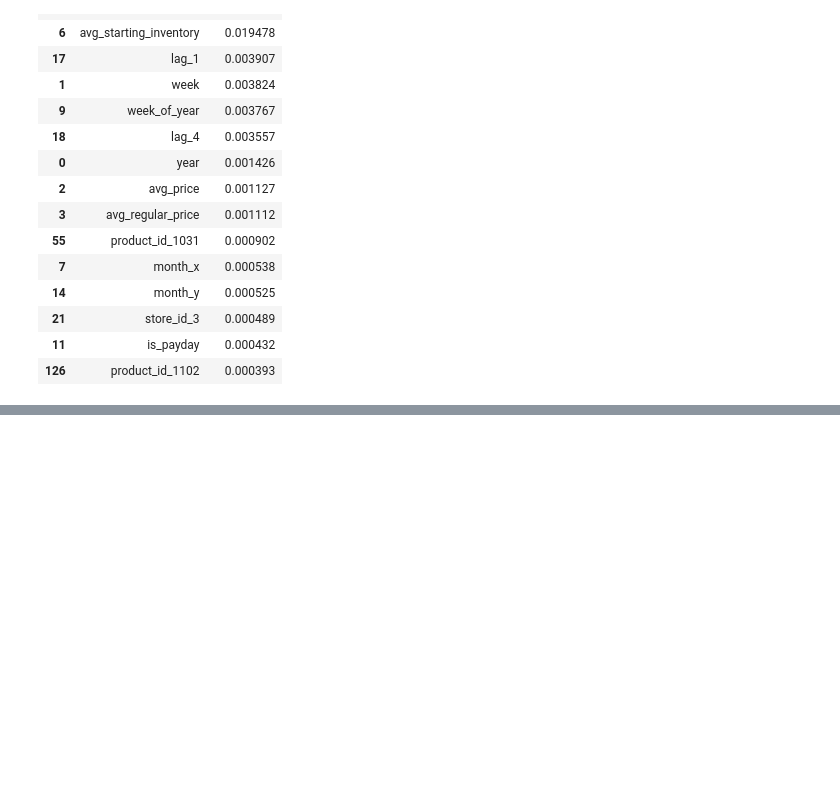
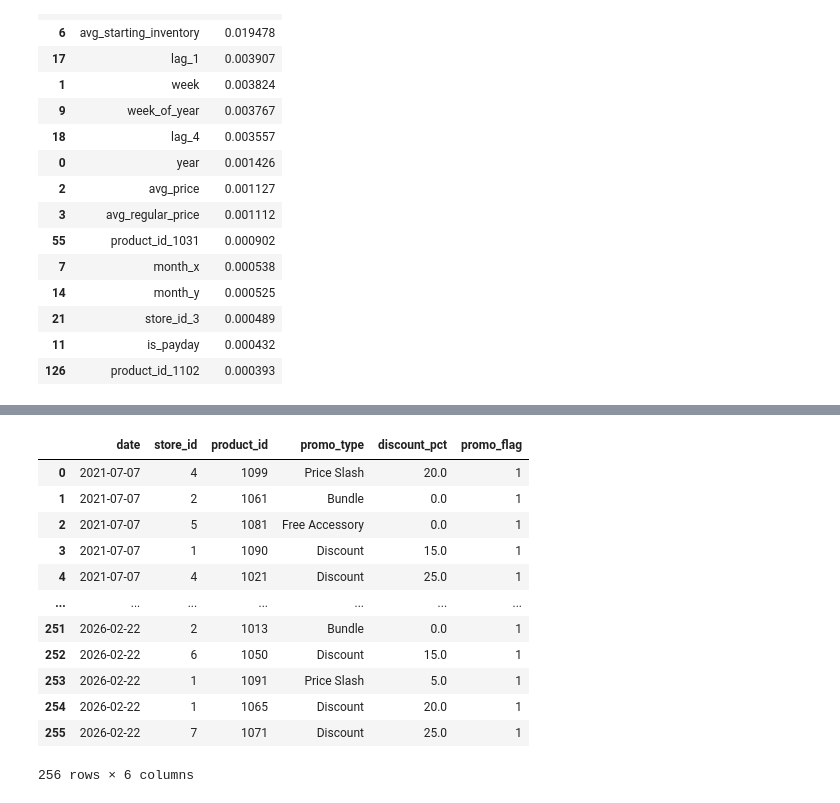
Before and after one commit to SunnyX-AI/ai-powered-sales-forecasting, a Jupyter notebook: notebooks/00_experiments.ipynb, the cells around one changed output, grey strips where cells are left out. Drawn from its saved outputs; the diff is of its cells as text; code cells hidden in the pictures; blank space fills up the shorter version.

Commit message:
Adding promotions to modelling

```diff
--- a/notebooks/00_experiments.ipynb
+++ b/notebooks/00_experiments.ipynb
@@ -1968,3 +1968,18 @@ fi.head(15)
 | 21 | store_id_3 | 0.000489 |
 | 11 | is_payday | 0.000432 |
 | 126 | product_id_1102 | 0.000393 |
+# %%
+import pandas as pd
+import psycopg2
+
+conn = psycopg2.connect(
+    host="localhost",
+    database="sunnybest_sfs",
+    user="bonaventure",
+    password=""
+)
+
+promotions = pd.read_sql("SELECT * FROM core.fact_promotions", conn)
+conn.close()
+
+promotions.head()
@@ -1970,0 +1993,16 @@ fi.head(15)
+# %%
+promotions
+# %% [output]
+|  | date | store_id | product_id | promo_type | discount_pct | promo_flag |
+| 0 | 2021-07-07 | 4 | 1099 | Price Slash | 20.0 | 1 |
+| 1 | 2021-07-07 | 2 | 1061 | Bundle | 0.0 | 1 |
+| 2 | 2021-07-07 | 5 | 1081 | Free Accessory | 0.0 | 1 |
+| 3 | 2021-07-07 | 1 | 1090 | Discount | 15.0 | 1 |
+| 4 | 2021-07-07 | 4 | 1021 | Discount | 25.0 | 1 |
+| ... | ... | ... | ... | ... | ... | ... |
+| 251 | 2026-02-22 | 2 | 1013 | Bundle | 0.0 | 1 |
+| 252 | 2026-02-22 | 6 | 1050 | Discount | 15.0 | 1 |
+| 253 | 2026-02-22 | 1 | 1091 | Price Slash | 5.0 | 1 |
+| 254 | 2026-02-22 | 1 | 1065 | Discount | 20.0 | 1 |
+| 255 | 2026-02-22 | 7 | 1071 | Discount | 25.0 | 1 |
+256 rows × 6 columns
```
Also changed, not shown: parts of 3 cells of this notebook.
